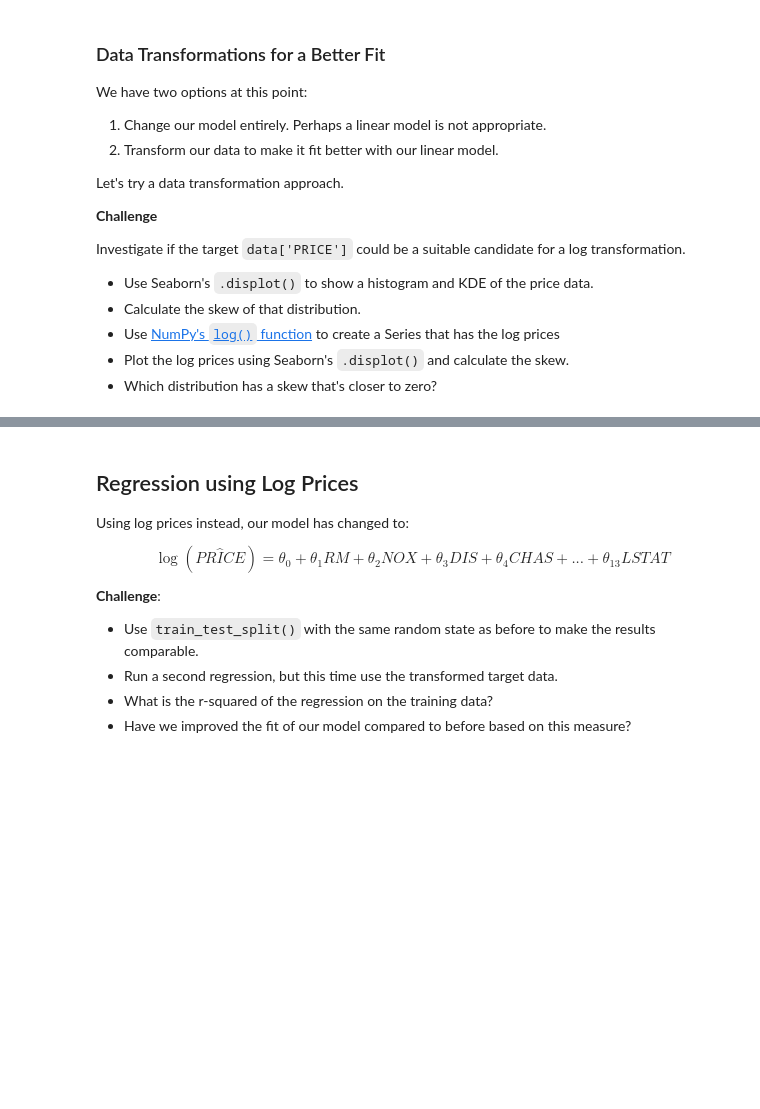
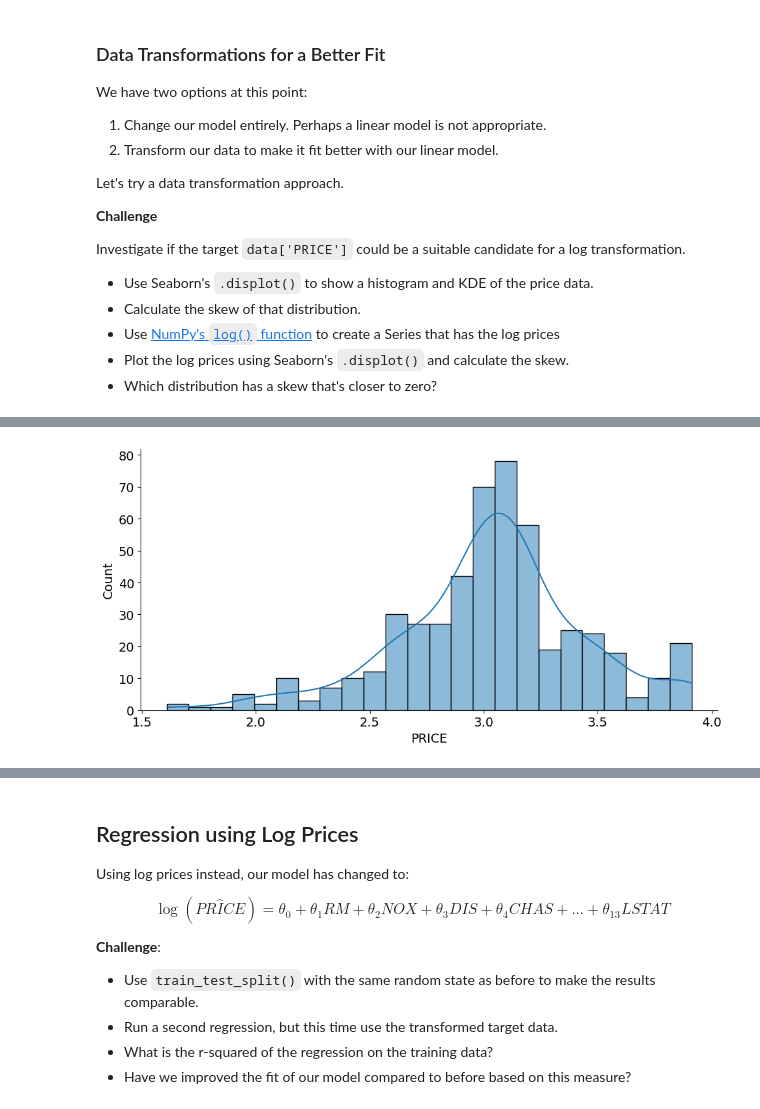
Before and after one commit to renankin/100-days-of-code, a Jupyter notebook: day-081/multivariable-regression/Multivariable_Regression_and_Valuation_Model_(start).ipynb, the cells around one changed output, grey strips where cells are left out. Cells and saved outputs as stored; diff of their text form; code cells hidden in the pictures; blank space fills up the shorter version.

```diff
--- a/day-081/multivariable-regression/Multivariable_Regression_and_Valuation_Model_(start).ipynb
+++ b/day-081/multivariable-regression/Multivariable_Regression_and_Valuation_Model_(start).ipynb
@@ -540,3 +557,11 @@ Investigate if the target `data['PRICE']` could be a suitable candidate for a lo
+# %%
+sns.displot(x=np.log(data.PRICE),
+            aspect=2,
+            kde=True)
+
+plt.show()
+# %% [output]
+[figure, added]
 # %% [markdown]
 #### How does the log transformation work?
 
```
Also changed, not shown: parts of 6 cells of this notebook.
